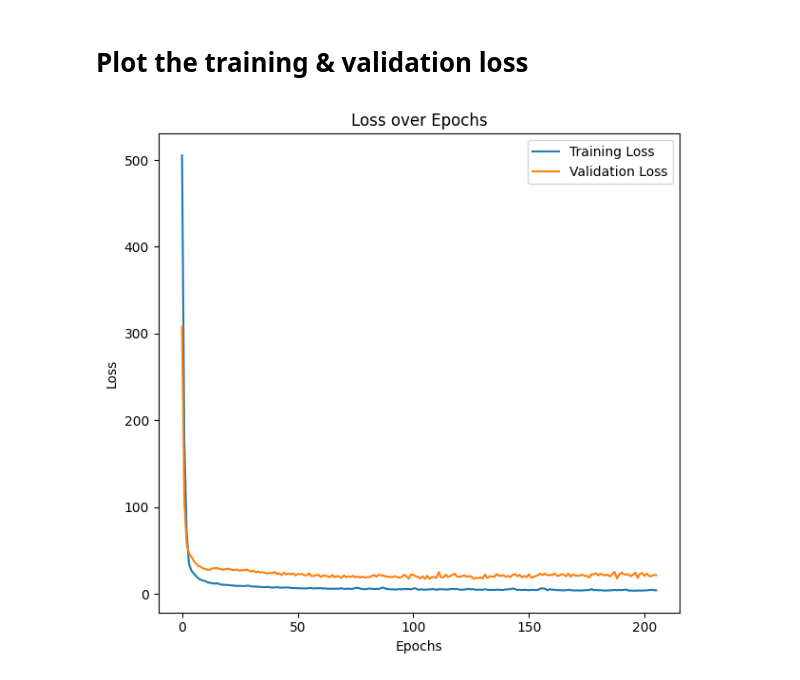
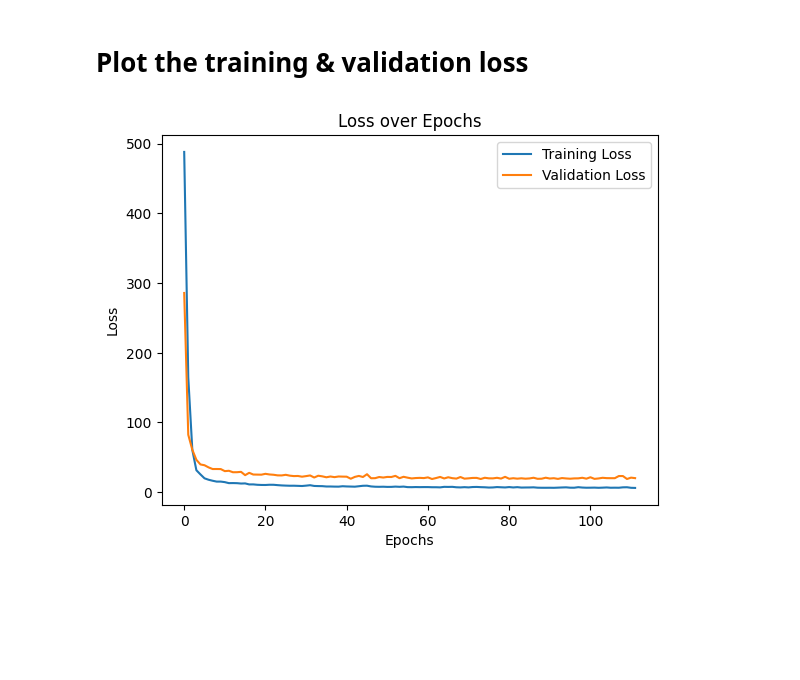
Before and after one commit to nureka-rodrigo/Deep-Learning-LabSheets, a Jupyter notebook: Labsheet-02/code.ipynb, the cells around one changed output. Drawn from its saved outputs; the diff is of its cells as text; code cells hidden in the pictures; blank space fills up the shorter version.

```diff
--- a/Labsheet-02/code.ipynb
+++ b/Labsheet-02/code.ipynb
@@ -80,10 +80,10 @@ model.compile(optimizer=optimizer, loss='mean_squared_error')
 # %%
 from tensorflow.keras.callbacks import EarlyStopping
 
-early_stopping = EarlyStopping(monitor='val_loss', patience=100, restore_best_weights=True)
+early_stopping = EarlyStopping(monitor='val_loss', patience=50, restore_best_weights=True)
 # %% [markdown]
 # Fit the model
 # %%
-history = model.fit(X_train, y_train, epochs=1000, batch_size=32, validation_split=0.1, callbacks=[early_stopping])
+history = model.fit(X_train, y_train, epochs=1000, batch_size=32, validation_split=0.1, callbacks=[early_stopping]).history
 # %% [output]
 Epoch 1/1000
@@ -117,17 +117,12 @@ Test loss: 13.454245567321777
 # %%
 import matplotlib.pyplot as plt
 
-plt.figure(figsize=(12, 6))
-
-plt.subplot(1, 2, 1)
-plt.plot(history.history['loss'], label='Training Loss')
-plt.plot(history.history['val_loss'], label='Validation Loss')
+plt.plot(history['loss'], label='Training Loss')
+plt.plot(history['val_loss'], label='Validation Loss')
 plt.title('Loss over Epochs')
 plt.xlabel('Epochs')
 plt.ylabel('Loss')
 plt.legend()
-
-plt.tight_layout()
 plt.show()
 # %% [output]
-[figure, old version]
+[figure, new version]
```
Also changed, not shown: parts of 2 cells of this notebook, 1 other file.
